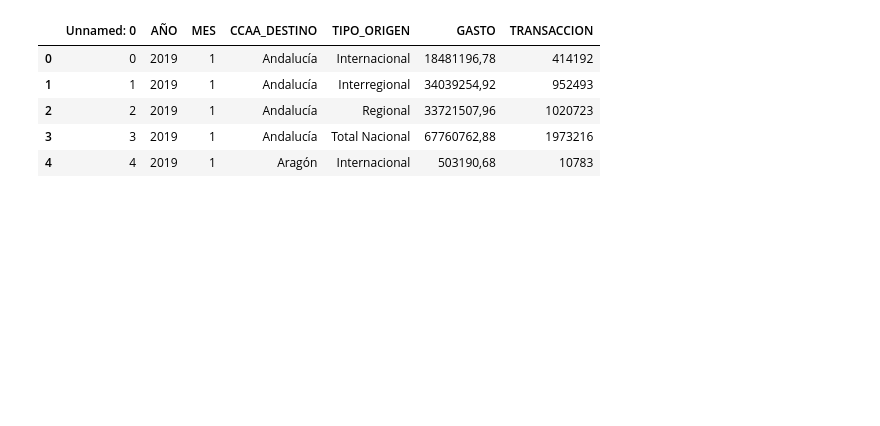
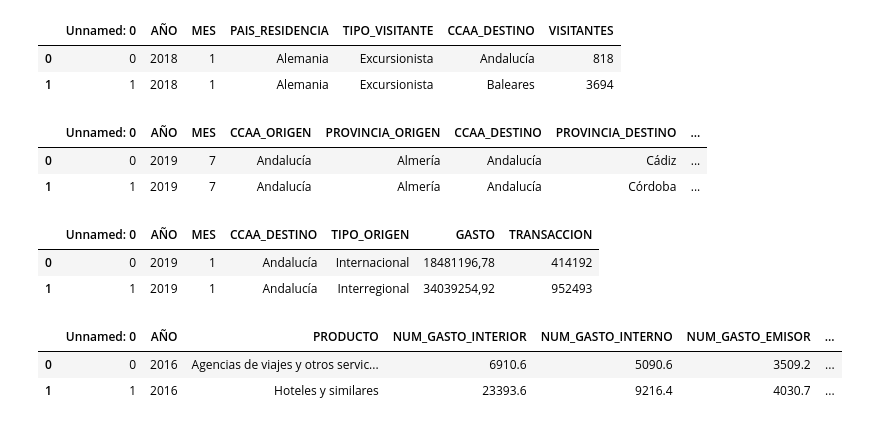
Before and after one commit to lorenabao/ETL_Turismo, a Jupyter notebook: 01_Extraction.ipynb, the cells around one changed output. Saved outputs shown, nothing was run; the diff lists cells and outputs as text; code cells hidden in the pictures; blank space fills up the shorter version.

```diff
--- a/01_Extraction.ipynb
+++ b/01_Extraction.ipynb
@@ -12,8 +12,8 @@ from io import StringIO
 downloads = {
     "FRONTUR_DL": "https://dataestur.azure-api.net/API-SEGITTUR-v1/FRONTUR_DL?desde%20%28a%C3%B1o%29=2018&Pa%C3%ADs%20de%20residencia=Todos&Tipo%20de%20visitante=Todos&CCAA%20de%20destino=Todos",
     "TURISMO_INTERNO_PROV_CCAA_DL": "https://dataestur.azure-api.net/API-SEGITTUR-v1/TURISMO_INTERNO_PROV_CCAA_DL?CCAA%20de%20residencia=Todos&CCAA%20de%20destino=Todos",
-    "GASTO_TPV_DESTINO_CCAA_MES_DL": "https://dataestur.azure-api.net/API-SEGITTUR-v1/GASTO_TPV_DESTINO_CCAA_MES_DL?desde%20(a%C3%B1o)=2018",}
-   # "CST_GASTO_CONSUMO_TURISTICO_DL": "https://dataestur.azure-api.net/API-SEGITTUR-v1/CST_GASTO_CONSUMO_TURISTICO_DL?Producto=Todos"
+    "GASTO_TPV_DESTINO_CCAA_MES_DL": "https://dataestur.azure-api.net/API-SEGITTUR-v1/GASTO_TPV_DESTINO_CCAA_MES_DL?desde%20(a%C3%B1o)=2018",
+    "CST_GASTO_CONSUMO_TURISTICO_DL": "https://dataestur.azure-api.net/API-SEGITTUR-v1/CST_GASTO_CONSUMO_TURISTICO_DL?Producto=Todos"}
    # "EGATUR_DL": "https://dataestur.azure-api.net/API-SEGITTUR-v1/EGATUR_DL?desde%20%28a%C3%B1o%29=2018&Pa%C3%ADs%20de%20residencia=Todos&CCAA%20de%20destino=Todos",
    # "ACTIVIDADES_OCIO_DL": "https://dataestur.azure-api.net/API-SEGITTUR-v1/ACTIVIDADES_OCIO_DL?CCAA=Todos&Provincia=Todos",
    # "TRANSPORTE_TERRESTRE_DL": "https://dataestur.azure-api.net/API-SEGITTUR-v1/TRANSPORTE_TERRESTRE_DL?desde%20%28a%C3%B1o%29=2018&Tipo%20transporte=Todos",
@@ -110,9 +91,24 @@ datasets["TURISMO_INTERNO_PROV_CCAA_DL"].head()
-# %%
-datasets["GASTO_TPV_DESTINO_CCAA_MES_DL"].head()
-# %% [output]
-|  | Unnamed: 0 | AÑO | MES | CCAA_DESTINO | TIPO_ORIGEN | GASTO | TRANSACCION |
-| 0 | 0 | 2019 | 1 | Andalucía | Internacional | 18481196,78 | 414192 |
-| 1 | 1 | 2019 | 1 | Andalucía | Interregional | 34039254,92 | 952493 |
-| 2 | 2 | 2019 | 1 | Andalucía | Regional | 33721507,96 | 1020723 |
-| 3 | 3 | 2019 | 1 | Andalucía | Total Nacional | 67760762,88 | 1973216 |
-| 4 | 4 | 2019 | 1 | Aragón | Internacional | 503190,68 | 10783 |
+# %%
+datasets["FRONTUR_DL"].head(2)
+# %% [output]
+|  | Unnamed: 0 | AÑO | MES | PAIS_RESIDENCIA | TIPO_VISITANTE | CCAA_DESTINO | VISITANTES |
+| 0 | 0 | 2018 | 1 | Alemania | Excursionista | Andalucía | 818 |
+| 1 | 1 | 2018 | 1 | Alemania | Excursionista | Baleares | 3694 |
+# %%
+datasets["TURISMO_INTERNO_PROV_CCAA_DL"].head(2)
+# %% [output]
+|  | Unnamed: 0 | AÑO | MES | CCAA_ORIGEN | PROVINCIA_ORIGEN | CCAA_DESTINO | PROVINCIA_DESTINO | ... |
+| 0 | 0 | 2019 | 7 | Andalucía | Almería | Andalucía | Cádiz | ... |
+| 1 | 1 | 2019 | 7 | Andalucía | Almería | Andalucía | Córdoba | ... |
+# %%
+datasets["GASTO_TPV_DESTINO_CCAA_MES_DL"].head(2)
+# %% [output]
+|  | Unnamed: 0 | AÑO | MES | CCAA_DESTINO | TIPO_ORIGEN | GASTO | TRANSACCION |
+| 0 | 0 | 2019 | 1 | Andalucía | Internacional | 18481196,78 | 414192 |
+| 1 | 1 | 2019 | 1 | Andalucía | Interregional | 34039254,92 | 952493 |
+# %%
+datasets["CST_GASTO_CONSUMO_TURISTICO_DL"].head(2)
+# %% [output]
+|  | Unnamed: 0 | AÑO | PRODUCTO | NUM_GASTO_INTERIOR | NUM_GASTO_INTERNO | NUM_GASTO_EMISOR | ... |
+| 0 | 0 | 2016 | Agencias de viajes y otros servic... | 6910.6 | 5090.6 | 3509.2 | ... |
+| 1 | 1 | 2016 | Hoteles y similares | 23393.6 | 9216.4 | 4030.7 | ... |
```
Also changed, not shown: parts of 11 cells of this notebook, 5 other files.
